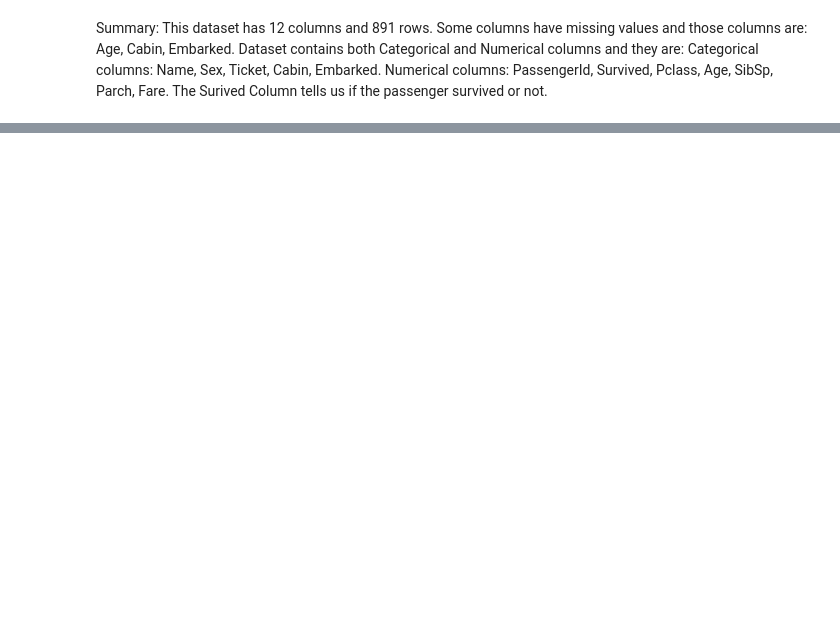
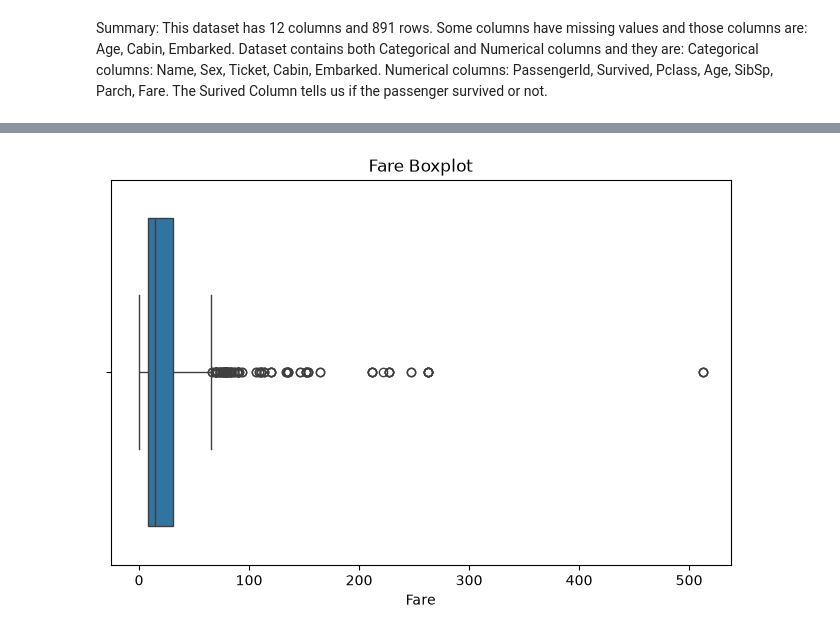
Before and after one commit to o0on/neurofive-ml-track, a Jupyter notebook: survivalAnalysis.ipynb, the cells around one changed output, grey strips where cells are left out. Saved outputs shown, nothing was run; the diff lists cells and outputs as text; code cells hidden in the pictures; blank space fills up the shorter version.

```diff
--- a/survivalAnalysis.ipynb
+++ b/survivalAnalysis.ipynb
@@ -47,0 +98,7 @@ The Surived Column tells us if the passenger survived or not.
+# %%
+plt.figure(figsize=(8,5))
+sns.boxplot(x=df["Fare"])
+plt.title("Fare Boxplot")
+plt.show()
+# %% [output]
+[figure, added]
```
Also changed, not shown: parts of 8 cells of this notebook.
